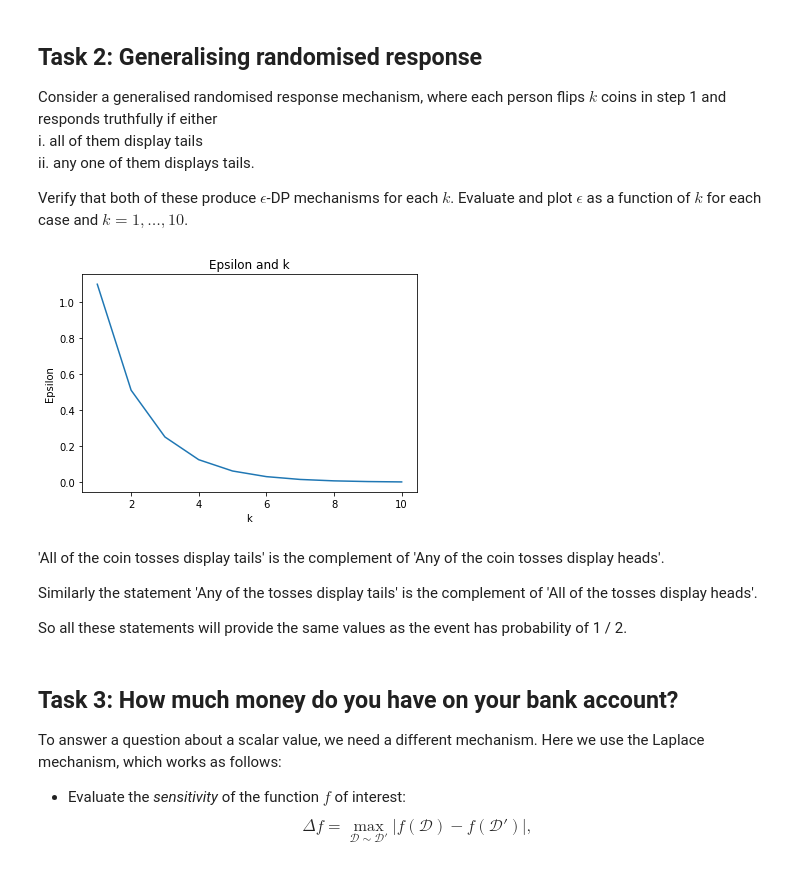
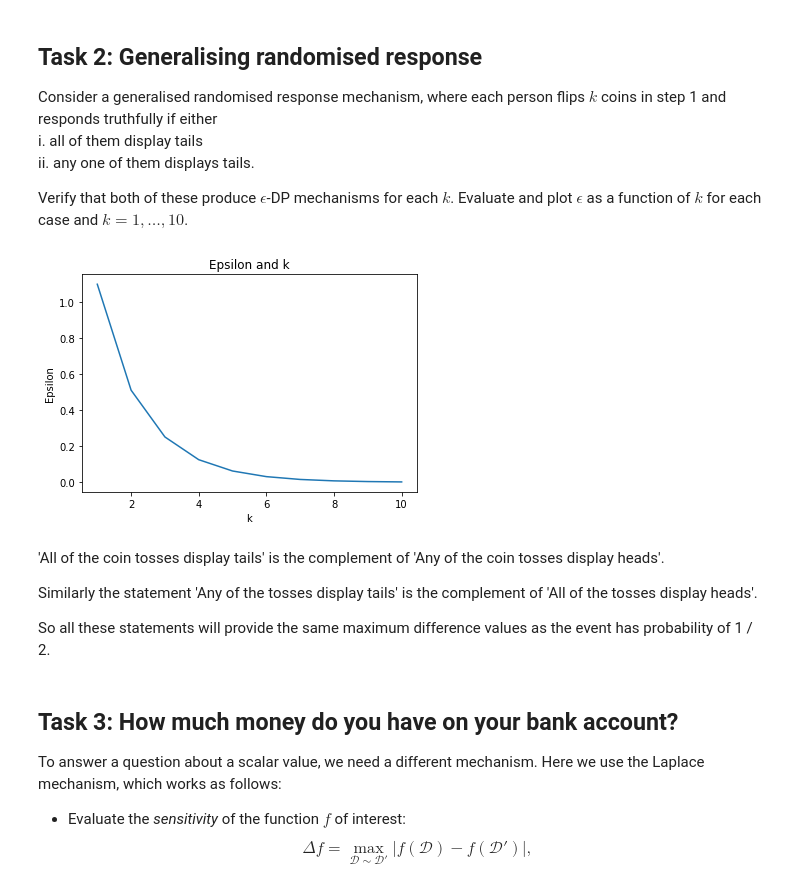
Before and after one commit to Djiffit/TML, a Jupyter notebook: project1.ipynb, the cells around one changed output. Drawn from its saved outputs; the diff is of its cells as text; code cells hidden in the pictures.

```diff
--- a/project1.ipynb
+++ b/project1.ipynb
@@ -103,27 +108,27 @@ Verify that both of these produce $\epsilon$-DP mechanisms for each $k$. Evaluat
 # %%
 import matplotlib.pyplot as plt
 epsilons = []
 
 for k in range(1,11):
-    P_YES_YES = .5**k + (1 - .5**k) * .5
-    P_YES_NO = (1 - .5**k) * .5
-    assert(P_YES_YES + P_YES_NO == 1)
+    P_YES_NO = .5**k + (1 - .5**k) * .5
+    P_NO_NO = (1 - .5**k) * .5
+    assert(P_YES_NO + P_NO_NO == 1)
 
-    epsilons.append(np.log(P_YES_YES / P_YES_NO))
+    epsilons.append(np.log(P_YES_NO / P_NO_NO))
 
 plt.plot(range(1,11), epsilons)
 plt.ylabel('Epsilon')
 plt.xlabel('k')
 plt.title('Epsilon and k')
 plt.show()
 # %% [output]
-[figure, old version]
+[figure, new version]
 # %% [markdown]
 'All of the coin tosses display tails' is the complement of 'Any of the coin tosses display heads'.
 
 Similarly the statement 'Any of the tosses display tails' is the complement of 'All of the tosses display heads'.
 
-So all these statements will provide the same values as the event has probability of 1 / 2.
+So all these statements will provide the same maximum difference values as the event has probability of 1 / 2.
 # %% [markdown]
 ## Task 3: How much money do you have on your bank account?
 
```
Also changed, not shown: parts of 7 cells of this notebook.
